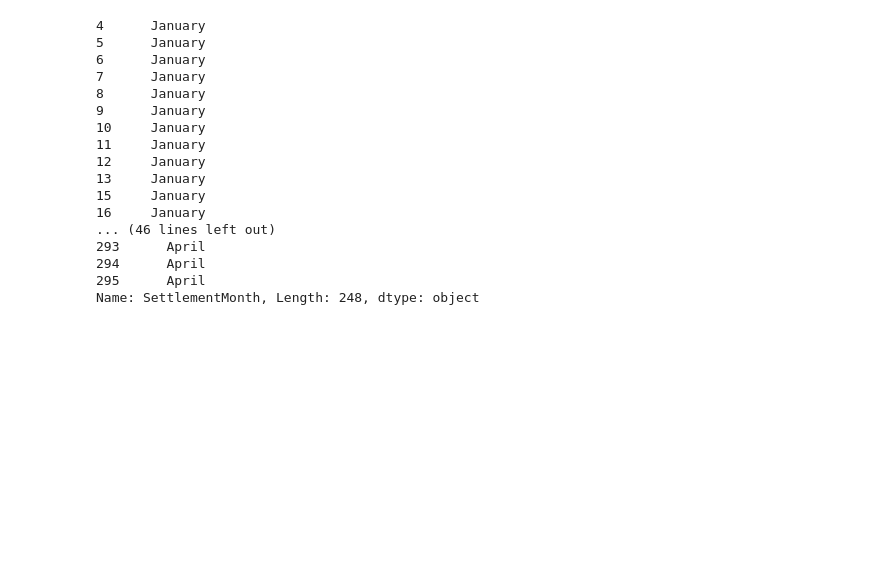
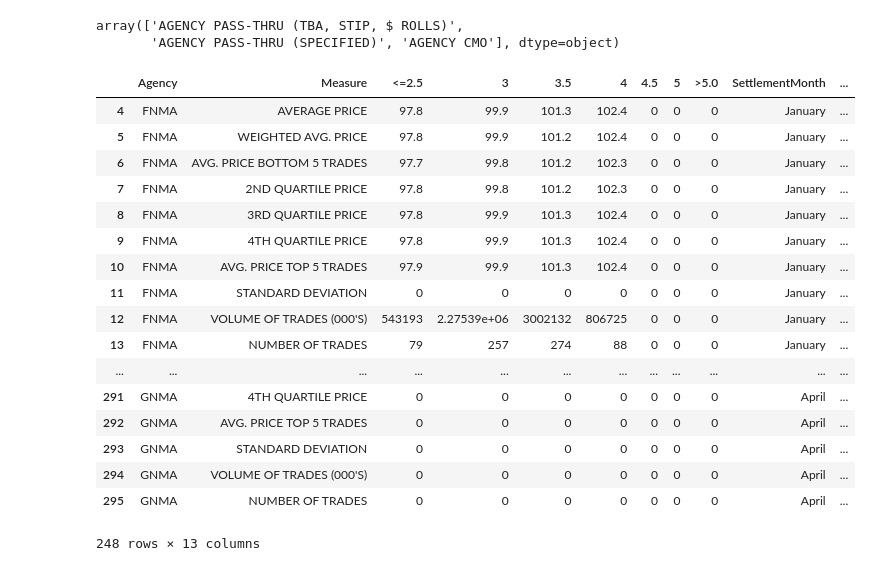
Before and after one commit to minsun-ss/FINRA-ABS, a Jupyter notebook: test.ipynb, the cells around one changed output. Drawn from its saved outputs; the diff is of its cells as text; code cells hidden in the pictures; blank space fills up the shorter version.

Commit message:
completed first set of trading charts

```diff
--- a/test.ipynb
+++ b/test.ipynb
@@ -9,56 +9,65 @@ blah = df.loc[:, ((df.columns != 'Date') ^ (df.columns != 'AssetClass') ^ (df.co
 df = pd.concat((df['AssetClass'], df['AssetClassSubType'], blah, df['Date']), axis=1)
 
 agency_trades = df.groupby('Date').sum()
-agency_trades = agency_trades[['FNMATradeCount','FHLMCTradeCount', 'GNMATradeCount', 'OtherTradeCount']]
+#agency_trades = agency_trades[['FNMATradeCount','FHLMCTradeCount', 'GNMATradeCount', 'OtherTradeCount']]
+df['AssetClassSubType'].unique()
+temp=df[df['AssetClassSubType'] == 'SINGLE FAMILY 15Y']
+temp=temp[temp['AssetClass'] == 'AGENCY PASS-THRU (TBA, STIP, $ ROLLS)']
+df['AssetClass'].unique()
+# %% [output]
+array(['AGENCY PASS-THRU (TBA, STIP, $ ROLLS)',
+       'AGENCY PASS-THRU (SPECIFIED)', 'AGENCY CMO'], dtype=object)
 # %%
 import pandas as pd
 
 trading_date = '20190102'
 trading_date = '{}/{}/{}'.format(trading_date[4:6], trading_date[6:], trading_date[:4])
 
-month_list = {'January': '01', 'February': '02', 'March': '03', 'April': '04', 'May': '05', 'June': '06',
-             'July': '07', 'August': '08', 'September': '09', 'October': '10', 'November': '11', 'December': '12'}
+month_list = {'January': 1, 'February': 2, 'March': 3, 'April': 4, 'May': 5, 'June': 6,
+             'July': 7, 'August': 8, 'September': 9, 'October': 10, 'November': 11, 'December': 12}
 price_fields = ['AVERAGE PRICE', 'WEIGHTED AVG. PRICE', 'AVG. PRICE BOTTOM 5 TRADES', '2ND QUARTILE PRICE',
                 '3RD QUARTILE PRICE', '4TH QUARTILE PRICE', 'AVG. PRICE TOP 5 TRADES', 'STANDARD DEVIATION',
                 'VOLUME OF TRADES (000\'S)', 'NUMBER OF TRADES']
 
 
 
 df = pd.read_excel('FINRA_IDS_PXTABLES-20190102.xlsx', sheet_name='TBA', skiprows=8, header=None)
 df[0] = df[1].where(~df[1].isin(price_fields)).fillna(method='ffill')
 
 #let's slice off the bottom part of this based on when the footnotes start - this is a variable line sheet
 df = df.loc[:df[df[0].str.contains('Indicates')].index.values[0]-2]
 
 #let's pull out the settlement dates
 df[9] = df[0].where(df[0].str.contains('Settlement')).fillna(method='ffill')
 
 df[10] = df[0].where(df[0].str.contains('PRICING TABLE')).fillna(method='ffill')
 new = df[10].str.split(' - ', expand=True)
 df[11] = new[0]
 df[12] = new[1]
 df.drop(10, axis=1, inplace=True)
 df[11] = df[11].str.replace('PRICING TABLE: ', '')
 df = df[~(df[0] == df[1])]
 df.columns = ['Agency', 'Measure', '<=2.5', '3', '3.5', '4', '4.5', '5', '>5.0', 'SettlementMonth',
               'AssetType', 'AssetType2']
 df['SettlementMonth'] = df['SettlementMonth'].str.replace(' Settlement', '')
-df['SettlementMonth']
+df['Date'] = trading_date
+df
 # %% [output]
+|  | Agency | Measure | <=2.5 | 3 | 3.5 | 4 | 4.5 | 5 | >5.0 | SettlementMonth | ... |
+| 4 | FNMA | AVERAGE PRICE | 97.8 | 99.9 | 101.3 | 102.4 | 0 | 0 | 0 | January | ... |
+| 5 | FNMA | WEIGHTED AVG. PRICE | 97.8 | 99.9 | 101.2 | 102.4 | 0 | 0 | 0 | January | ... |
+| 6 | FNMA | AVG. PRICE BOTTOM 5 TRADES | 97.7 | 99.8 | 101.2 | 102.3 | 0 | 0 | 0 | January | ... |
+| 7 | FNMA | 2ND QUARTILE PRICE | 97.8 | 99.8 | 101.2 | 102.3 | 0 | 0 | 0 | January | ... |
+| 8 | FNMA | 3RD QUARTILE PRICE | 97.8 | 99.9 | 101.3 | 102.4 | 0 | 0 | 0 | January | ... |
+| 9 | FNMA | 4TH QUARTILE PRICE | 97.8 | 99.9 | 101.3 | 102.4 | 0 | 0 | 0 | January | ... |
+| 10 | FNMA | AVG. PRICE TOP 5 TRADES | 97.9 | 99.9 | 101.3 | 102.4 | 0 | 0 | 0 | January | ... |
+| 11 | FNMA | STANDARD DEVIATION | 0 | 0 | 0 | 0 | 0 | 0 | 0 | January | ... |
+| 12 | FNMA | VOLUME OF TRADES (000'S) | 543193 | 2.27539e+06 | 3002132 | 806725 | 0 | 0 | 0 | January | ... |
+| 13 | FNMA | NUMBER OF TRADES | 79 | 257 | 274 | 88 | 0 | 0 | 0 | January | ... |
+| ... | ... | ... | ... | ... | ... | ... | ... | ... | ... | ... | ... |
+| 291 | GNMA | 4TH QUARTILE PRICE | 0 | 0 | 0 | 0 | 0 | 0 | 0 | April | ... |
+| 292 | GNMA | AVG. PRICE TOP 5 TRADES | 0 | 0 | 0 | 0 | 0 | 0 | 0 | April | ... |
+| 293 | GNMA | STANDARD DEVIATION | 0 | 0 | 0 | 0 | 0 | 0 | 0 | April | ... |
+| 294 | GNMA | VOLUME OF TRADES (000'S) | 0 | 0 | 0 | 0 | 0 | 0 | 0 | April | ... |
+| 295 | GNMA | NUMBER OF TRADES | 0 | 0 | 0 | 0 | 0 | 0 | 0 | April | ... |
-4      January
-5      January
-6      January
-7      January
-8      January
-9      January
-10     January
-11     January
-12     January
-13     January
-15     January
-16     January
-... (46 lines left out)
-293      April
-294      April
-295      April
-Name: SettlementMonth, Length: 248, dtype: object
+248 rows × 13 columns
```
Also changed, not shown: 1 other file.
